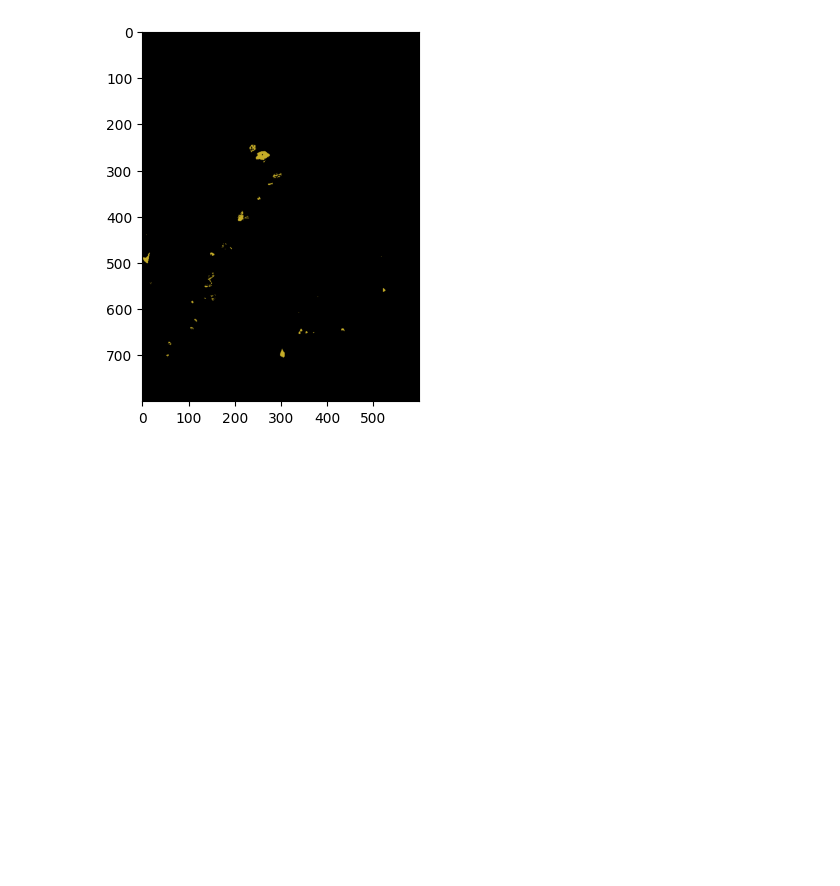
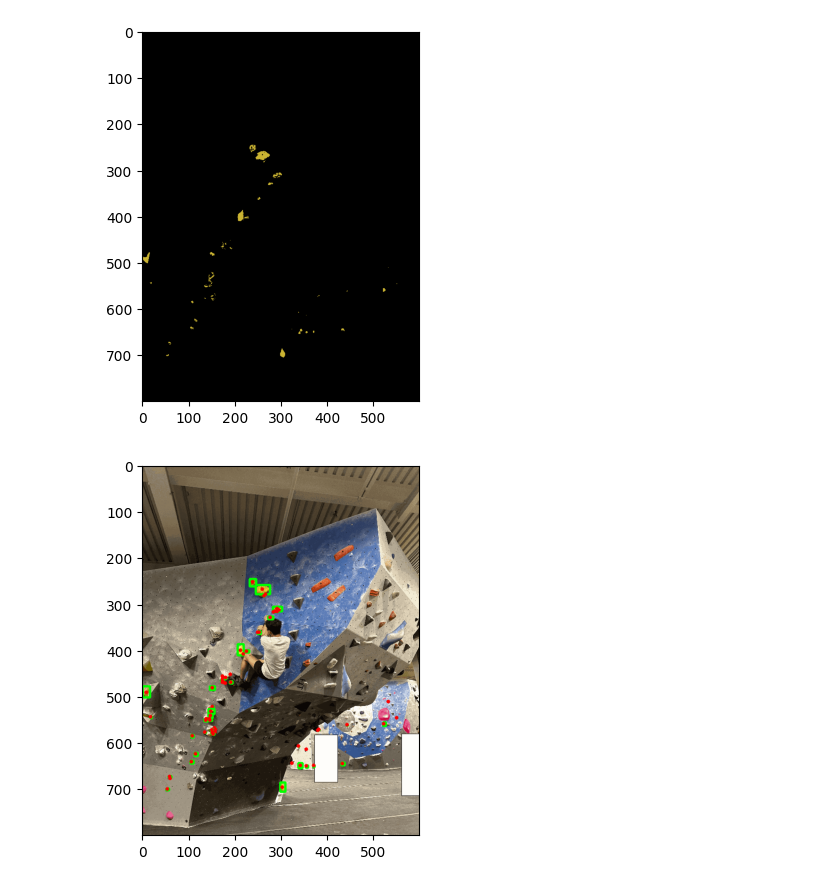
Before and after one commit to ajchili/balderdash, a Jupyter notebook: lord_help_me.ipynb, the cells around one changed output. Saved outputs shown, nothing was run; the diff lists cells and outputs as text; code cells hidden in the pictures; blank space fills up the shorter version.

Commit message:
🪨 use connectedComponentsWIthStats to get hold information from mask

```diff
--- a/lord_help_me.ipynb
+++ b/lord_help_me.ipynb
@@ -66,3 +68,23 @@ plt.imshow(safe_for_human_eyes_result)
 plt.show()
 # %% [output]
 [figure]
+# %%
+num_of_labels, labels, stats, centroids = cv2.connectedComponentsWithStats(mask)
+
+output = img.copy()
+
+for i in range(1, num_of_labels):
+	x = stats[i, cv2.CC_STAT_LEFT]
+	y = stats[i, cv2.CC_STAT_TOP]
+	w = stats[i, cv2.CC_STAT_WIDTH]
+	h = stats[i, cv2.CC_STAT_HEIGHT]
+	area = stats[i, cv2.CC_STAT_AREA]
+	(cX, cY) = centroids[i]
+	cv2.rectangle(output, (x, y), (x + w, y + h), (0, 255, 0), 3)
+	cv2.circle(output, (int(cX), int(cY)), 4, (0, 0, 255), -1)
+
+safe_for_human_eyes_result = cv2.cvtColor(output, cv2.COLOR_BGR2RGB)
+plt.imshow(safe_for_human_eyes_result)
+plt.show()
+# %% [output]
+[figure, added]
```
Also changed, not shown: parts of 1 cell of this notebook.
